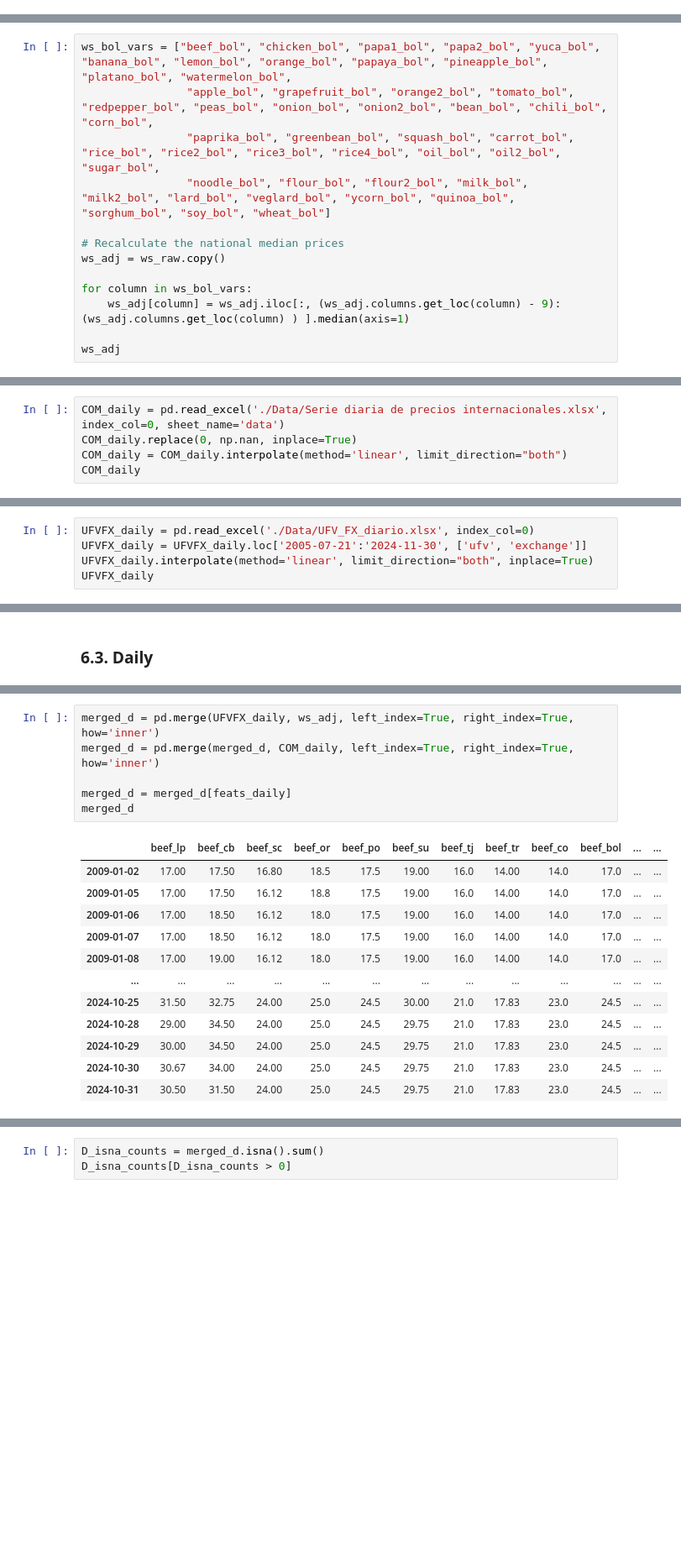
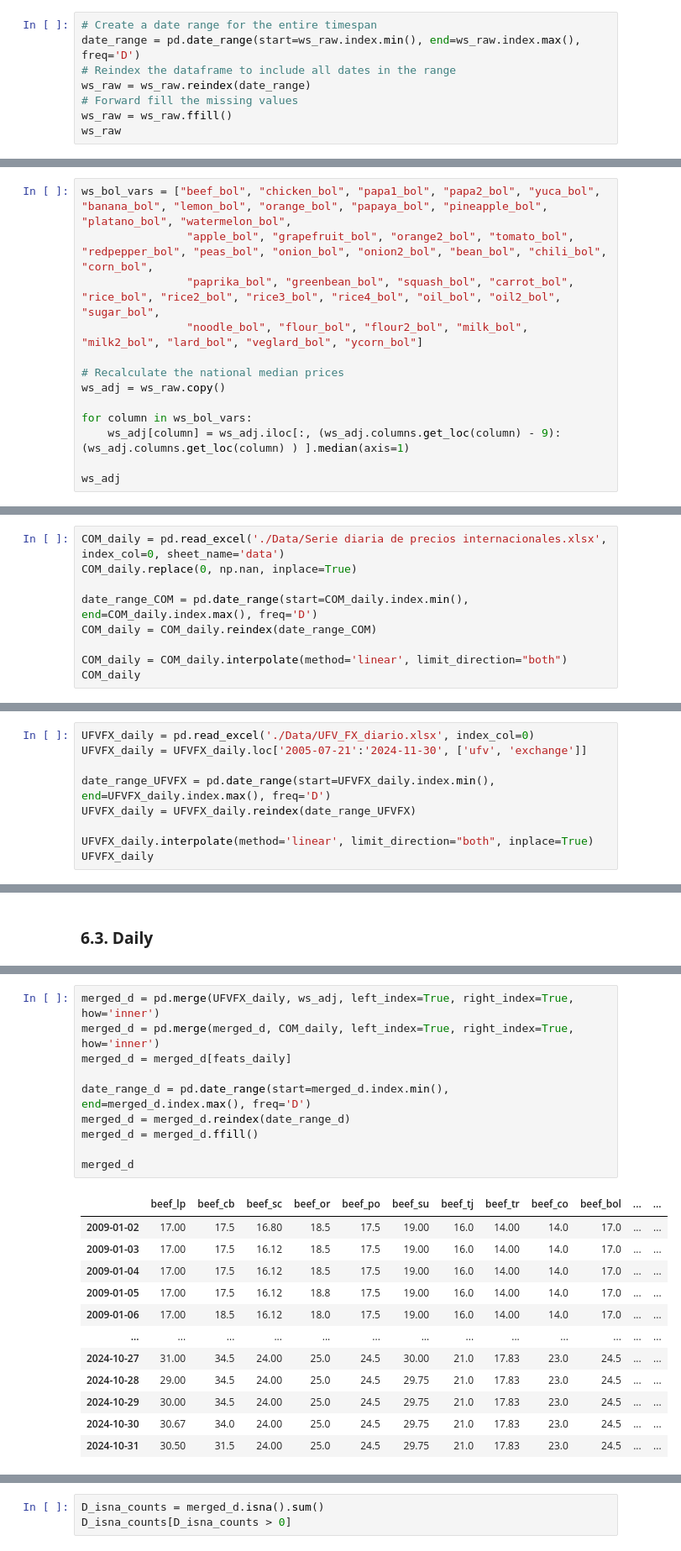
Before and after one commit to osmarbolivar/High-Freq-Inflation-Forecast-2SML, a Jupyter notebook: Data_preprocess.ipynb, the cells around one changed output, grey strips where cells are left out. Shown at 84% size. Cells and saved outputs as stored; diff of their text form; blank space fills up the shorter version.

```diff
--- a/Data_preprocess.ipynb
+++ b/Data_preprocess.ipynb
@@ -402,0 +407,8 @@ ws_raw
+# %%
+# Create a date range for the entire timespan
+date_range = pd.date_range(start=ws_raw.index.min(), end=ws_raw.index.max(), freq='D')
+# Reindex the dataframe to include all dates in the range
+ws_raw = ws_raw.reindex(date_range)
+# Forward fill the missing values
+ws_raw = ws_raw.ffill()
+ws_raw
@@ -406,7 +432,7 @@ Recalculate national median prices.
 ws_bol_vars = ["beef_bol", "chicken_bol", "papa1_bol", "papa2_bol", "yuca_bol", "banana_bol", "lemon_bol", "orange_bol", "papaya_bol", "pineapple_bol", "platano_bol", "watermelon_bol",
                 "apple_bol", "grapefruit_bol", "orange2_bol", "tomato_bol", "redpepper_bol", "peas_bol", "onion_bol", "onion2_bol", "bean_bol", "chili_bol", "corn_bol",
                 "paprika_bol", "greenbean_bol", "squash_bol", "carrot_bol", "rice_bol", "rice2_bol", "rice3_bol", "rice4_bol", "oil_bol", "oil2_bol", "sugar_bol",
-                "noodle_bol", "flour_bol", "flour2_bol", "milk_bol", "milk2_bol", "lard_bol", "veglard_bol", "ycorn_bol", "quinoa_bol", "sorghum_bol", "soy_bol", "wheat_bol"]
+                "noodle_bol", "flour_bol", "flour2_bol", "milk_bol", "milk2_bol", "lard_bol", "veglard_bol", "ycorn_bol"]
 
 # Recalculate the national median prices
 ws_adj = ws_raw.copy()
@@ -474,6 +500,10 @@ International commodity prices are sourced from different international organiza
 # %%
 COM_daily = pd.read_excel('./Data/Serie diaria de precios internacionales.xlsx', index_col=0, sheet_name='data')
 COM_daily.replace(0, np.nan, inplace=True)
+
+date_range_COM = pd.date_range(start=COM_daily.index.min(), end=COM_daily.index.max(), freq='D')
+COM_daily = COM_daily.reindex(date_range_COM)
+
 COM_daily = COM_daily.interpolate(method='linear', limit_direction="both")
 COM_daily
 # %% [output]
@@ -513,6 +543,10 @@ The variable "exchange" is a daily time-series of the exchage rate USD/BOB that
 # %%
 UFVFX_daily = pd.read_excel('./Data/UFV_FX_diario.xlsx', index_col=0)
 UFVFX_daily = UFVFX_daily.loc['2005-07-21':'2024-11-30', ['ufv', 'exchange']]
+
+date_range_UFVFX = pd.date_range(start=UFVFX_daily.index.min(), end=UFVFX_daily.index.max(), freq='D')
+UFVFX_daily = UFVFX_daily.reindex(date_range_UFVFX)
+
 UFVFX_daily.interpolate(method='linear', limit_direction="both", inplace=True)
 UFVFX_daily
 # %% [output]
@@ -714,19 +750,23 @@ feats_daily = features_names[:-17]
 # %%
 merged_d = pd.merge(UFVFX_daily, ws_adj, left_index=True, right_index=True, how='inner')
 merged_d = pd.merge(merged_d, COM_daily, left_index=True, right_index=True, how='inner')
+merged_d = merged_d[feats_daily]
 
-merged_d = merged_d[feats_daily]
+date_range_d = pd.date_range(start=merged_d.index.min(), end=merged_d.index.max(), freq='D')
+merged_d = merged_d.reindex(date_range_d)
+merged_d = merged_d.ffill()
+
 merged_d
 # %% [output]
 |  | beef_lp | beef_cb | beef_sc | beef_or | beef_po | beef_su | beef_tj | beef_tr | beef_co | beef_bol | ... | ... |
-| 2009-01-02 | 17.00 | 17.50 | 16.80 | 18.5 | 17.5 | 19.00 | 16.0 | 14.00 | 14.0 | 17.0 | ... | ... |
-| 2009-01-05 | 17.00 | 17.50 | 16.12 | 18.8 | 17.5 | 19.00 | 16.0 | 14.00 | 14.0 | 17.0 | ... | ... |
-| 2009-01-06 | 17.00 | 18.50 | 16.12 | 18.0 | 17.5 | 19.00 | 16.0 | 14.00 | 14.0 | 17.0 | ... | ... |
-| 2009-01-07 | 17.00 | 18.50 | 16.12 | 18.0 | 17.5 | 19.00 | 16.0 | 14.00 | 14.0 | 17.0 | ... | ... |
-| 2009-01-08 | 17.00 | 19.00 | 16.12 | 18.0 | 17.5 | 19.00 | 16.0 | 14.00 | 14.0 | 17.0 | ... | ... |
+| 2009-01-02 | 17.00 | 17.5 | 16.80 | 18.5 | 17.5 | 19.00 | 16.0 | 14.00 | 14.0 | 17.0 | ... | ... |
+| 2009-01-03 | 17.00 | 17.5 | 16.12 | 18.5 | 17.5 | 19.00 | 16.0 | 14.00 | 14.0 | 17.0 | ... | ... |
+| 2009-01-04 | 17.00 | 17.5 | 16.12 | 18.5 | 17.5 | 19.00 | 16.0 | 14.00 | 14.0 | 17.0 | ... | ... |
+| 2009-01-05 | 17.00 | 17.5 | 16.12 | 18.8 | 17.5 | 19.00 | 16.0 | 14.00 | 14.0 | 17.0 | ... | ... |
+| 2009-01-06 | 17.00 | 18.5 | 16.12 | 18.0 | 17.5 | 19.00 | 16.0 | 14.00 | 14.0 | 17.0 | ... | ... |
 | ... | ... | ... | ... | ... | ... | ... | ... | ... | ... | ... | ... | ... |
-| 2024-10-25 | 31.50 | 32.75 | 24.00 | 25.0 | 24.5 | 30.00 | 21.0 | 17.83 | 23.0 | 24.5 | ... | ... |
-| 2024-10-28 | 29.00 | 34.50 | 24.00 | 25.0 | 24.5 | 29.75 | 21.0 | 17.83 | 23.0 | 24.5 | ... | ... |
-| 2024-10-29 | 30.00 | 34.50 | 24.00 | 25.0 | 24.5 | 29.75 | 21.0 | 17.83 | 23.0 | 24.5 | ... | ... |
-| 2024-10-30 | 30.67 | 34.00 | 24.00 | 25.0 | 24.5 | 29.75 | 21.0 | 17.83 | 23.0 | 24.5 | ... | ... |
-| 2024-10-31 | 30.50 | 31.50 | 24.00 | 25.0 | 24.5 | 29.75 | 21.0 | 17.83 | 23.0 | 24.5 | ... | ... |
+| 2024-10-27 | 31.00 | 34.5 | 24.00 | 25.0 | 24.5 | 30.00 | 21.0 | 17.83 | 23.0 | 24.5 | ... | ... |
+| 2024-10-28 | 29.00 | 34.5 | 24.00 | 25.0 | 24.5 | 29.75 | 21.0 | 17.83 | 23.0 | 24.5 | ... | ... |
+| 2024-10-29 | 30.00 | 34.5 | 24.00 | 25.0 | 24.5 | 29.75 | 21.0 | 17.83 | 23.0 | 24.5 | ... | ... |
+| 2024-10-30 | 30.67 | 34.0 | 24.00 | 25.0 | 24.5 | 29.75 | 21.0 | 17.83 | 23.0 | 24.5 | ... | ... |
+| 2024-10-31 | 30.50 | 31.5 | 24.00 | 25.0 | 24.5 | 29.75 | 21.0 | 17.83 | 23.0 | 24.5 | ... | ... |
```
Also changed, not shown: parts of 25 cells of this notebook, 7 other files.
